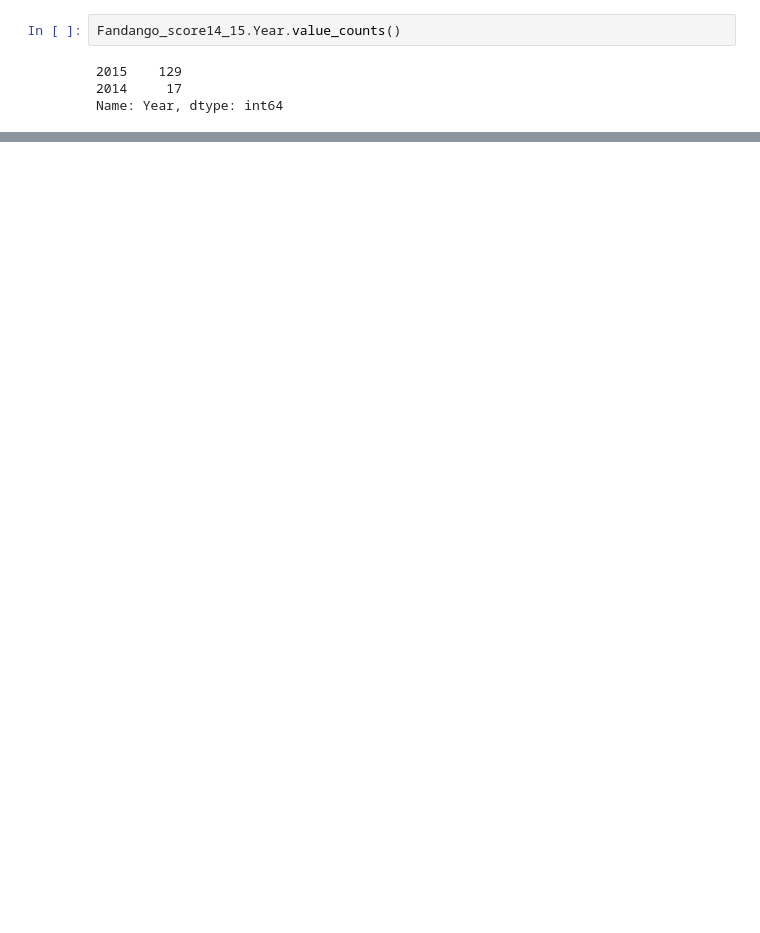
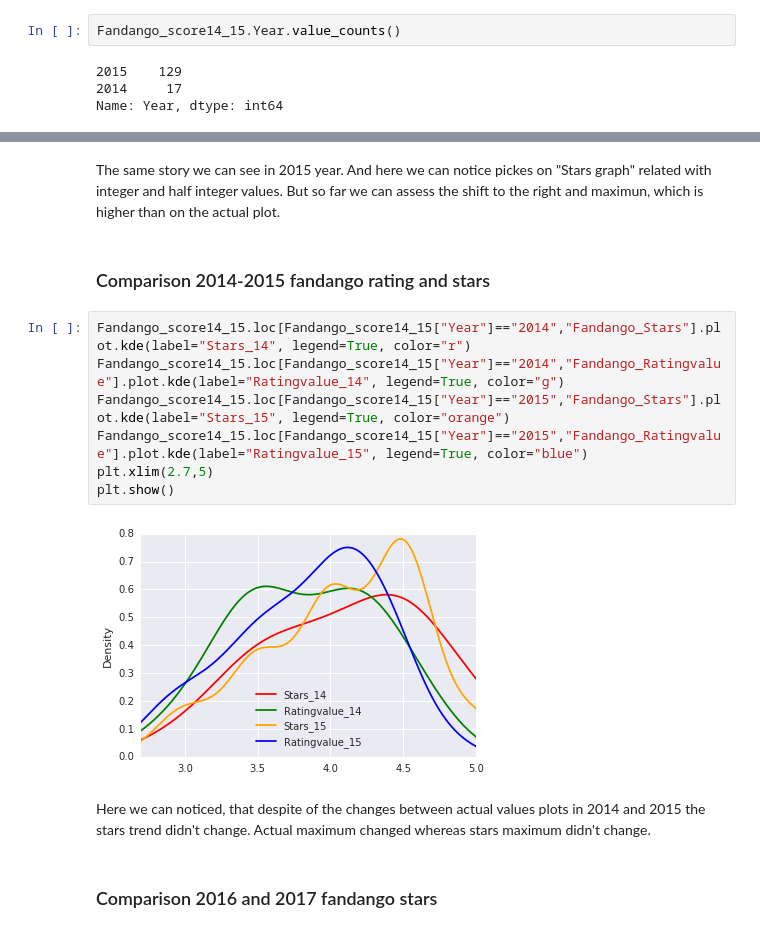
Before and after one commit to OlgaRomanova0709/Statistical-projects, a Jupyter notebook: Fandango Movie Ratings/Basics.ipynb, the cells around one changed output, grey strips where cells are left out. Saved outputs shown, nothing was run; the diff lists cells and outputs as text; blank space fills up the shorter version.

```diff
--- a/Fandango Movie Ratings/Basics.ipynb
+++ b/Fandango Movie Ratings/Basics.ipynb
@@ -82,0 +163,17 @@ KeyError: "['YearFandango_Stars'] not in index"
+# %% [markdown]
+The same story we can see in 2015 year. And here we can notice pickes on "Stars graph" related with integer and half integer values. But so far we can assess the shift to the right and maximun, which is higher than on the actual plot.
+# %% [markdown]
+### Comparison 2014-2015 fandango rating and stars
+# %%
+Fandango_score14_15.loc[Fandango_score14_15["Year"]=="2014","Fandango_Stars"].plot.kde(label="Stars_14", legend=True, color="r")
+Fandango_score14_15.loc[Fandango_score14_15["Year"]=="2014","Fandango_Ratingvalue"].plot.kde(label="Ratingvalue_14", legend=True, color="g")
+Fandango_score14_15.loc[Fandango_score14_15["Year"]=="2015","Fandango_Stars"].plot.kde(label="Stars_15", legend=True, color="orange")
+Fandango_score14_15.loc[Fandango_score14_15["Year"]=="2015","Fandango_Ratingvalue"].plot.kde(label="Ratingvalue_15", legend=True, color="blue")
+plt.xlim(2.7,5)
+plt.show()
+# %% [output]
+[figure, added]
+# %% [markdown]
+Here we can noticed, that despite of the changes between actual values plots in 2014 and 2015 the stars trend didn't change. Actual maximum changed whereas stars maximum didn't change.
+# %% [markdown]
+### Comparison 2016 and 2017 fandango stars
```
Also changed, not shown: parts of 32 cells of this notebook.
